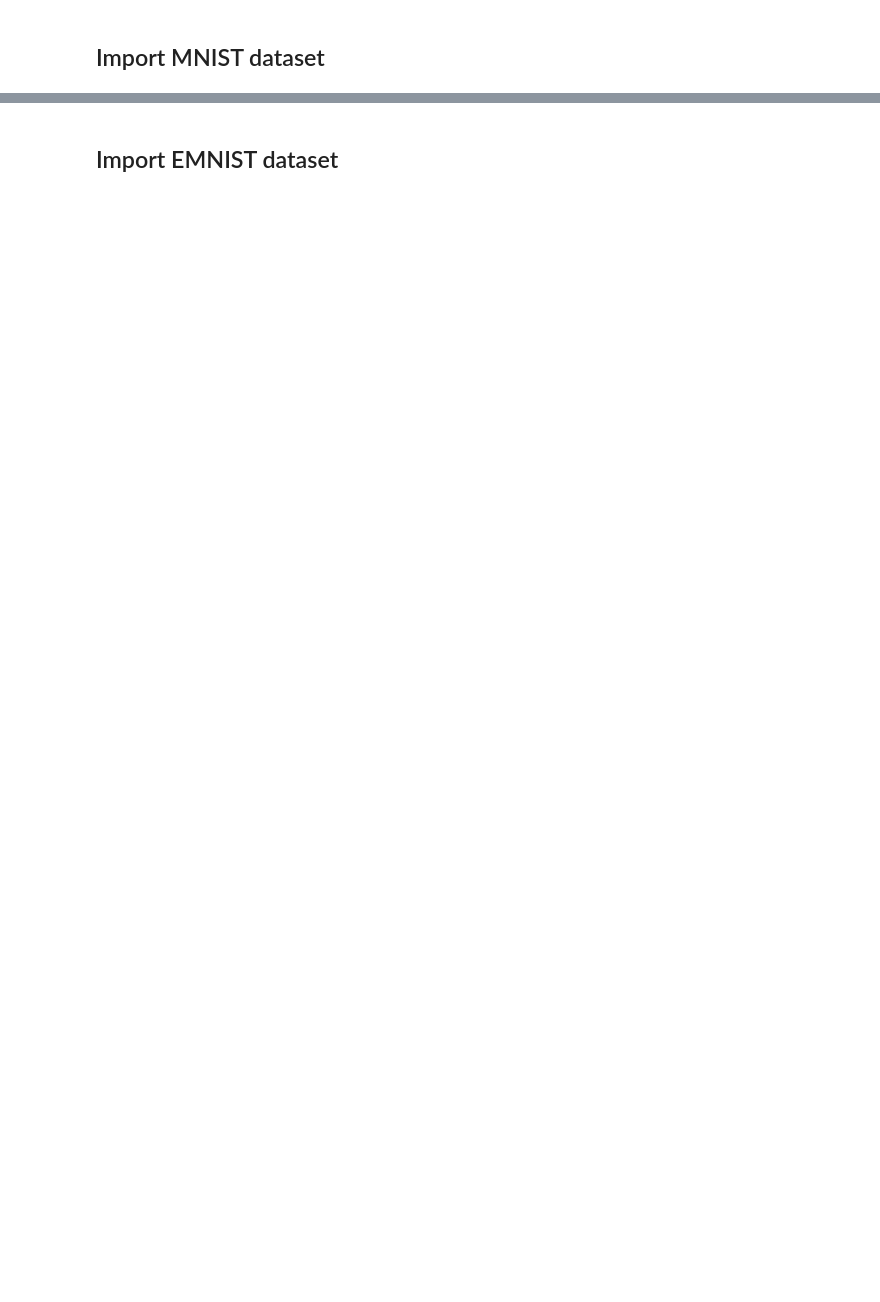
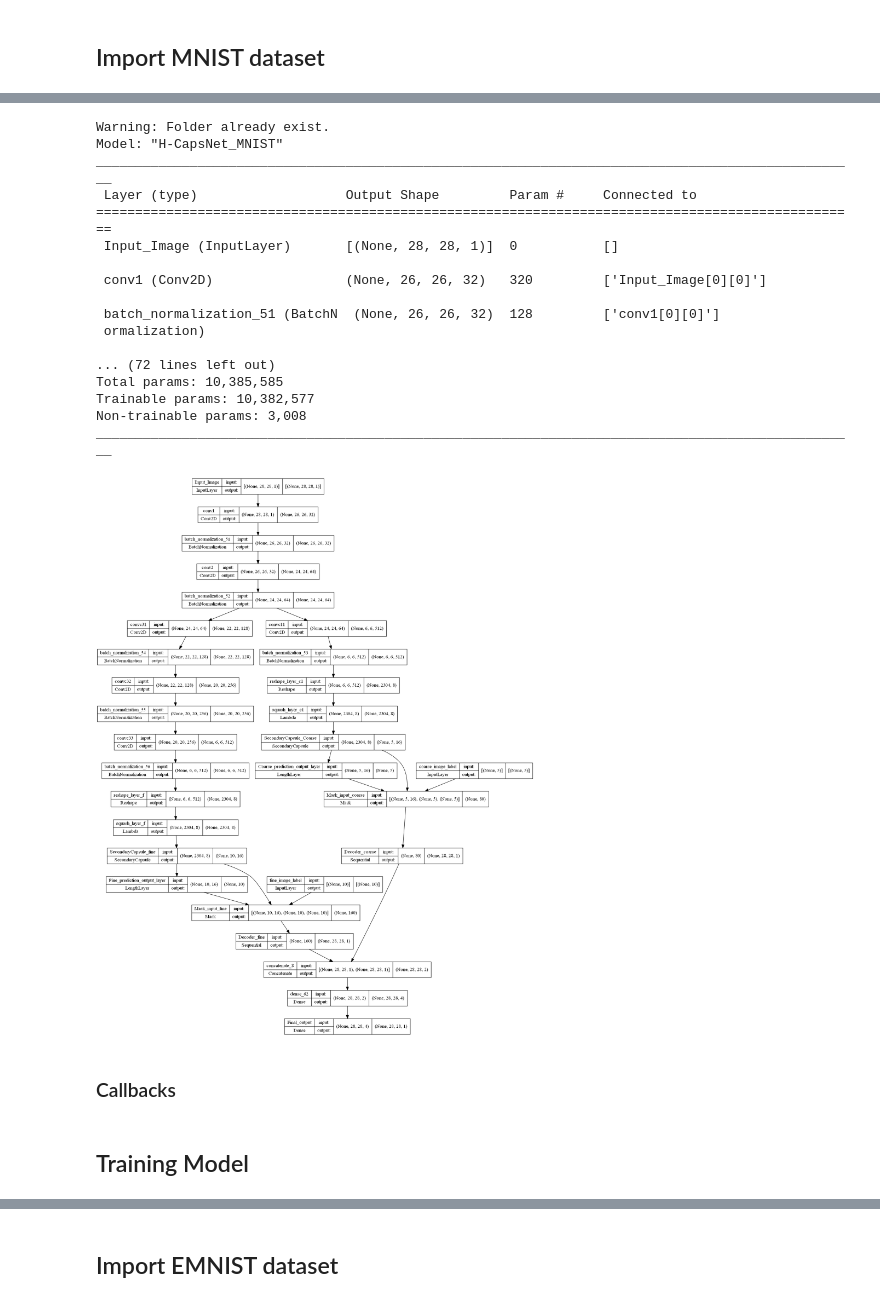
Before and after one commit to tasrif-khondaker/H-CapsNet, a Jupyter notebook: H-CapsNet.ipynb, the cells around one changed output, grey strips where cells are left out. Drawn from its saved outputs; the diff is of its cells as text; code cells hidden in the pictures; blank space fills up the shorter version.

```diff
--- a/H-CapsNet.ipynb
+++ b/H-CapsNet.ipynb
@@ -105,11 +108,14 @@ Done: GPU PhysicalDevice(name='/physical_device:GPU:0', device_type='GPU')
 # %% [markdown]
 ## LOG Directory
 # %%
-Datasetname = "MNIST"
-
-base_path = "./logs/"+Datasetname
-if not os.path.exists(base_path):
-    os.makedirs(base_path)
-    print("FOLDER CREATED = ", base_path)
-else:
-    print("Warning: Folder already exist.")
+def log_dir(name: str):
+    """
+    Create a log directory and returen the directory as String
+    """
+    base_path = "./logs/"+name
+    if not os.path.exists(base_path):
+        os.makedirs(base_path)
+        print("FOLDER CREATED = ", base_path)
+    else:
+        print("Warning: Folder already exist.")
+    return base_path
@@ -125,4 +129,5 @@ train_params = {"n_epochs" : 50,
                }
 CapsNet = {"P_Cap_Dim" : 8, # Primary Capsule Dimentions
            "S_Cap_Dim" : 16, # Secondary Capsule Dimention
+           "Reconstruction_LW" : 0.0005 # Decoder loss weight
           }
@@ -168,0 +190,17 @@ Root
+# %%
+initial_lw = MLmodel.initial_lw({"coarse": coarse_class, "fine": fine_class})
+coarse_lw = K.variable(value = initial_lw['coarse'], dtype="float32", name="coarse_lw") # Loss Weight for Coarse Class
+fine_lw = K.variable(value = initial_lw['fine'], dtype="float32", name="fine_lw") # Loss Weight for Fine Class
+
+def get_compiled_model():
+    model = MLmodel.MNIST_HCapsNet(input_shape,
+                                   coarse_class, fine_class)
+    model.compile(optimizer='adam',
+                  loss=[MLmodel.MarginLoss(),
+                        MLmodel.MarginLoss(),
+                        'mse'],
+        loss_weights=[coarse_lw, fine_lw, CapsNet["Reconstruction_LW"]],
+        metrics={'Fine_prediction_output_layer': 'accuracy',
+                 'Coarse_prediction_output_layer': 'accuracy'}
+                 )
+    return model
@@ -168,0 +209,29 @@ Root
+# %%
+model = get_compiled_model()
+
+### Log directory
+directory = log_dir(dataset["name"]+'/'+model.name)
+
+model.summary()
+keras.utils.plot_model(model, to_file = directory+"/H-CapsNet.png", show_shapes=True)
+# %% [output]
+Warning: Folder already exist.
+Model: "H-CapsNet_MNIST"
+__________________________________________________________________________________________________
+ Layer (type)                   Output Shape         Param #     Connected to
+==================================================================================================
+ Input_Image (InputLayer)       [(None, 28, 28, 1)]  0           []
+
+ conv1 (Conv2D)                 (None, 26, 26, 32)   320         ['Input_Image[0][0]']
+
+ batch_normalization_51 (BatchN  (None, 26, 26, 32)  128         ['conv1[0][0]']
+ ormalization)
+
+... (72 lines left out)
+Total params: 10,385,585
+Trainable params: 10,382,577
+Non-trainable params: 3,008
+__________________________________________________________________________________________________
+[figure, added]
+# %% [markdown]
+### Callbacks
@@ -168,0 +247,2 @@ Root
+# %% [markdown]
+## Training Model
```
Also changed, not shown: parts of 30 cells of this notebook, 6 other files.
